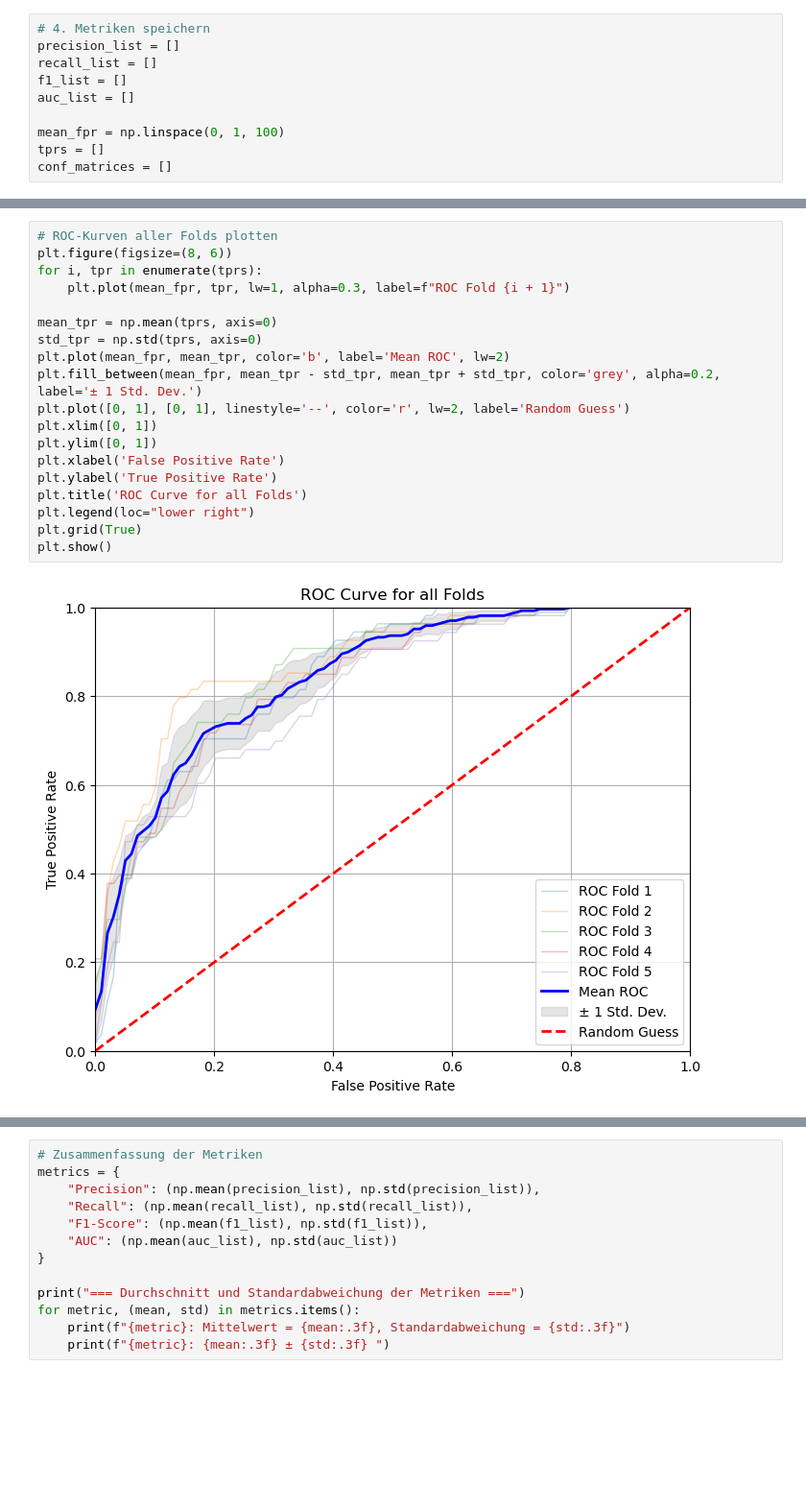
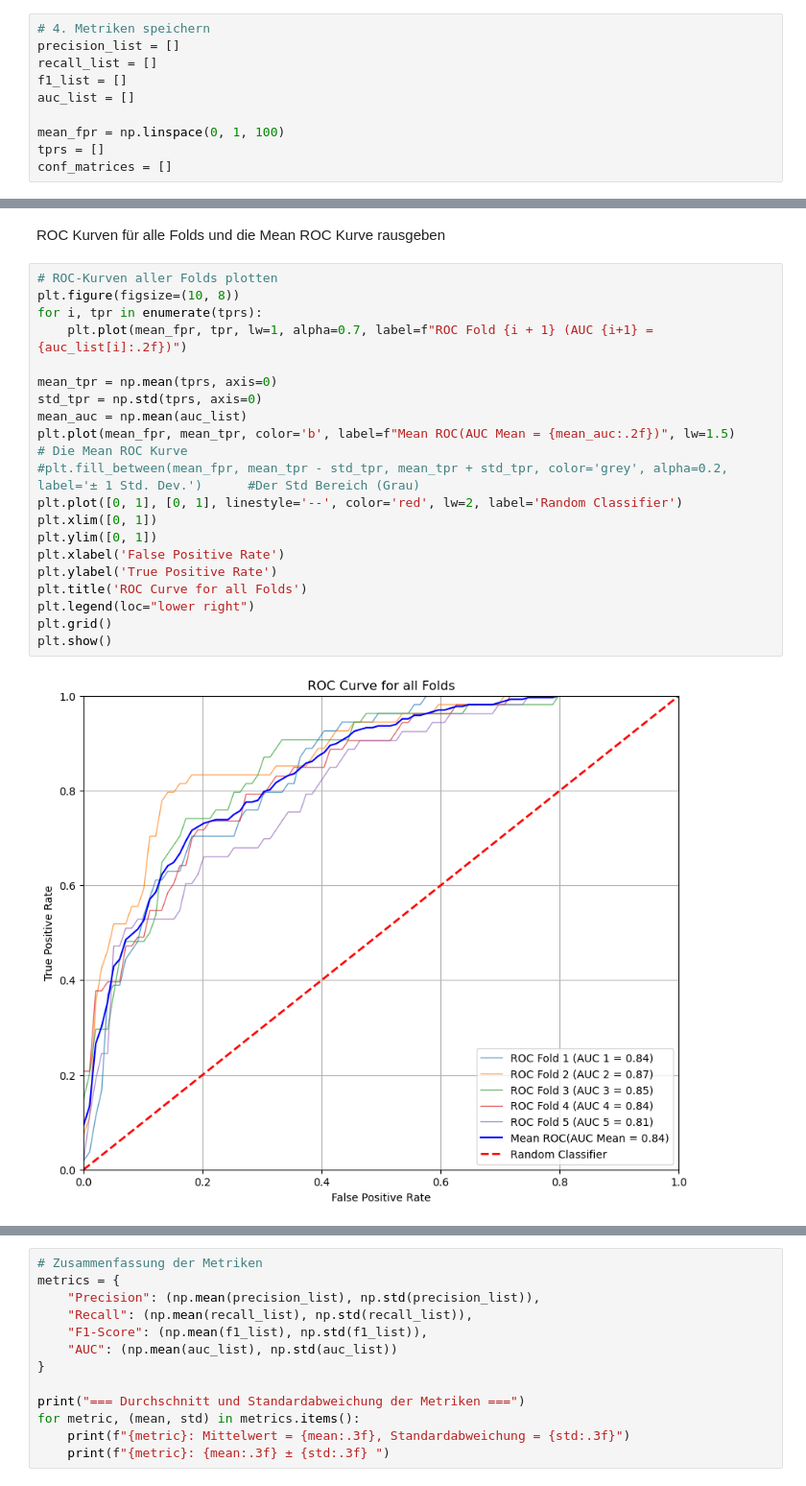
Before and after one commit to mettlrob/FoDS-Diabetes-Diagnosis, a Jupyter notebook: ML_Models/log_reg/log_reg.ipynb, the cells around one changed output, grey strips where cells are left out. Shown at 96% size. Cells and saved outputs as stored; diff of their text form; blank space fills up the shorter version.

Commit message:
ROC Kurve überarbeitet und Feature Vergleich eingefügz

```diff
--- a/ML_Models/log_reg/log_reg.ipynb
+++ b/ML_Models/log_reg/log_reg.ipynb
@@ -73,24 +73,27 @@ Fold 2: Precision=0.75, Recall=0.80, F1=0.77, AUC=0.87
 Fold 3: Precision=0.62, Recall=0.76, F1=0.68, AUC=0.85
 Fold 4: Precision=0.65, Recall=0.74, F1=0.69, AUC=0.84
 Fold 5: Precision=0.53, Recall=0.75, F1=0.62, AUC=0.81
+# %% [markdown]
+ROC Kurven für alle Folds und die Mean ROC Kurve rausgeben
 # %%
 # ROC-Kurven aller Folds plotten
-plt.figure(figsize=(8, 6))
+plt.figure(figsize=(10, 8))
 for i, tpr in enumerate(tprs):
-    plt.plot(mean_fpr, tpr, lw=1, alpha=0.3, label=f"ROC Fold {i + 1}")
+    plt.plot(mean_fpr, tpr, lw=1, alpha=0.7, label=f"ROC Fold {i + 1} (AUC {i+1} = {auc_list[i]:.2f})")
 
 mean_tpr = np.mean(tprs, axis=0)
 std_tpr = np.std(tprs, axis=0)
-plt.plot(mean_fpr, mean_tpr, color='b', label='Mean ROC', lw=2)
-plt.fill_between(mean_fpr, mean_tpr - std_tpr, mean_tpr + std_tpr, color='grey', alpha=0.2, label='± 1 Std. Dev.')
-plt.plot([0, 1], [0, 1], linestyle='--', color='r', lw=2, label='Random Guess')
+mean_auc = np.mean(auc_list)
+plt.plot(mean_fpr, mean_tpr, color='b', label=f"Mean ROC(AUC Mean = {mean_auc:.2f})", lw=1.5)                            # Die Mean ROC Kurve
+#plt.fill_between(mean_fpr, mean_tpr - std_tpr, mean_tpr + std_tpr, color='grey', alpha=0.2, label='± 1 Std. Dev.')      #Der Std Bereich (Grau)
+plt.plot([0, 1], [0, 1], linestyle='--', color='red', lw=2, label='Random Classifier')
 plt.xlim([0, 1])
 plt.ylim([0, 1])
 plt.xlabel('False Positive Rate')
 plt.ylabel('True Positive Rate')
 plt.title('ROC Curve for all Folds')
 plt.legend(loc="lower right")
-plt.grid(True)
+plt.grid()
 plt.show()
 # %% [output]
-[figure, old version]
+[figure, new version]
```
Also changed, not shown: parts of 8 cells of this notebook.
